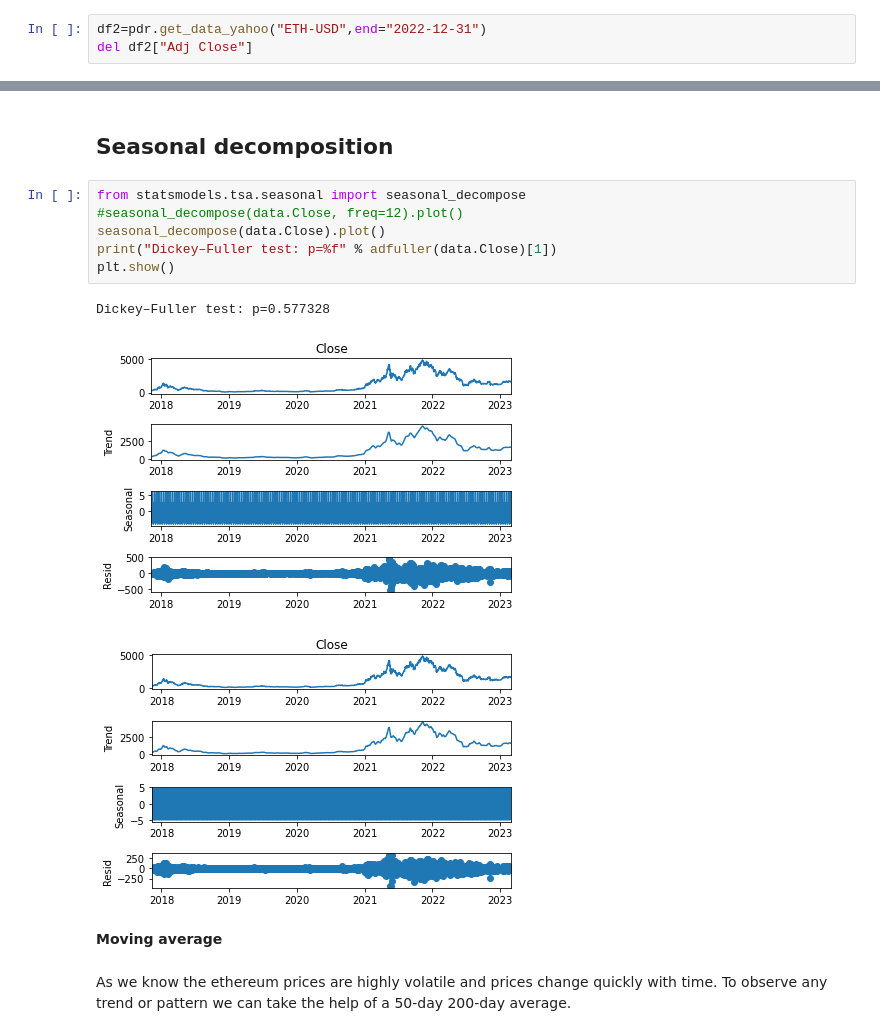
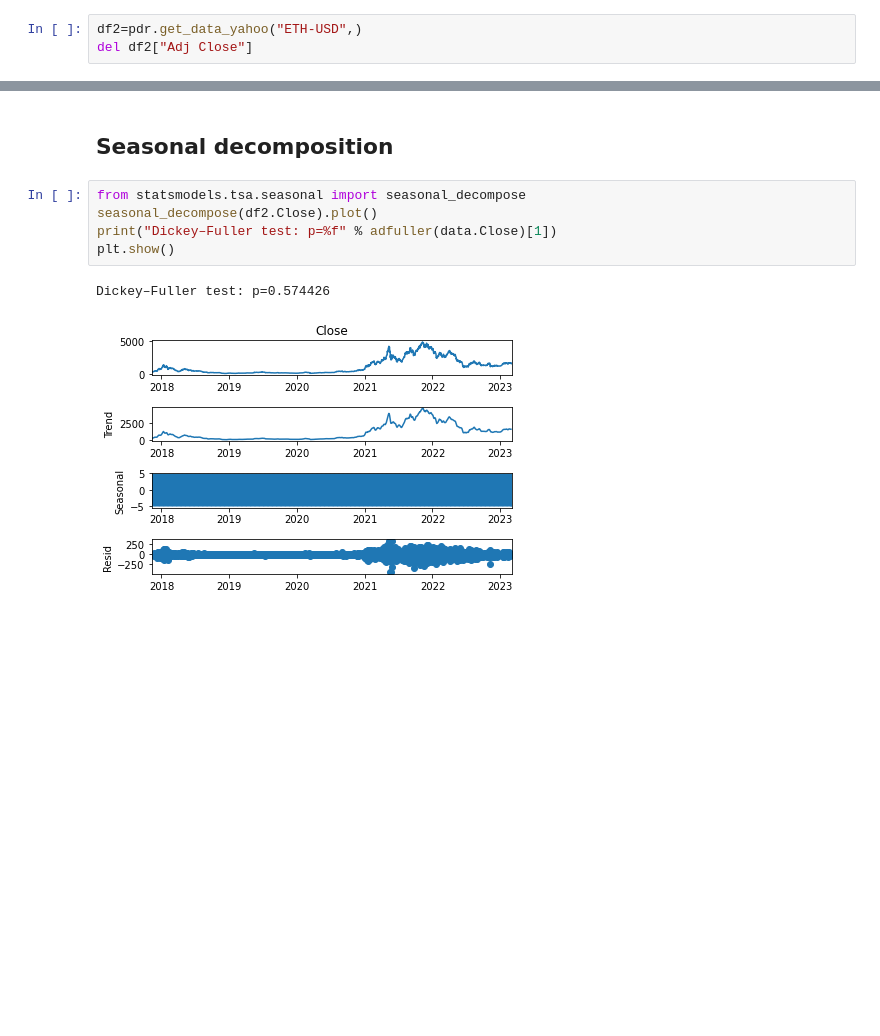
Before and after one commit to tago893/capstone, a Jupyter notebook: EdaOnTsd.ipynb, the cells around one changed output, grey strips where cells are left out. Cells and saved outputs as stored; diff of their text form; blank space fills up the shorter version.

```diff
--- a/EdaOnTsd.ipynb
+++ b/EdaOnTsd.ipynb
@@ -111,5 +111,5 @@ plt.show()
 # %%
-df2=pdr.get_data_yahoo("ETH-USD",end="2022-12-31")
+df2=pdr.get_data_yahoo("ETH-USD",)
 del df2["Adj Close"]
 # %% [output]
 [*********************100%***********************]  1 of 1 completed
@@ -190,15 +192,9 @@ weak evidence against null hypothesis, time series has a unit root, indicating i
 ## Seasonal decomposition
 # %%
 from statsmodels.tsa.seasonal import seasonal_decompose
-#seasonal_decompose(data.Close, freq=12).plot()
-seasonal_decompose(data.Close).plot()
+seasonal_decompose(df2.Close).plot()
 print("Dickey–Fuller test: p=%f" % adfuller(data.Close)[1])
 plt.show()
 # %% [output]
-Dickey–Fuller test: p=0.577328
+Dickey–Fuller test: p=0.574426
-[figure, old version]
+[figure, new version]
-[figure, removed]
-# %% [markdown]
-**Moving average**
-# %% [markdown]
-As we know the ethereum prices are highly volatile and prices change quickly with time. To observe any trend or pattern we can take the help of a 50-day 200-day average.
```
Also changed, not shown: parts of 45 cells of this notebook.
